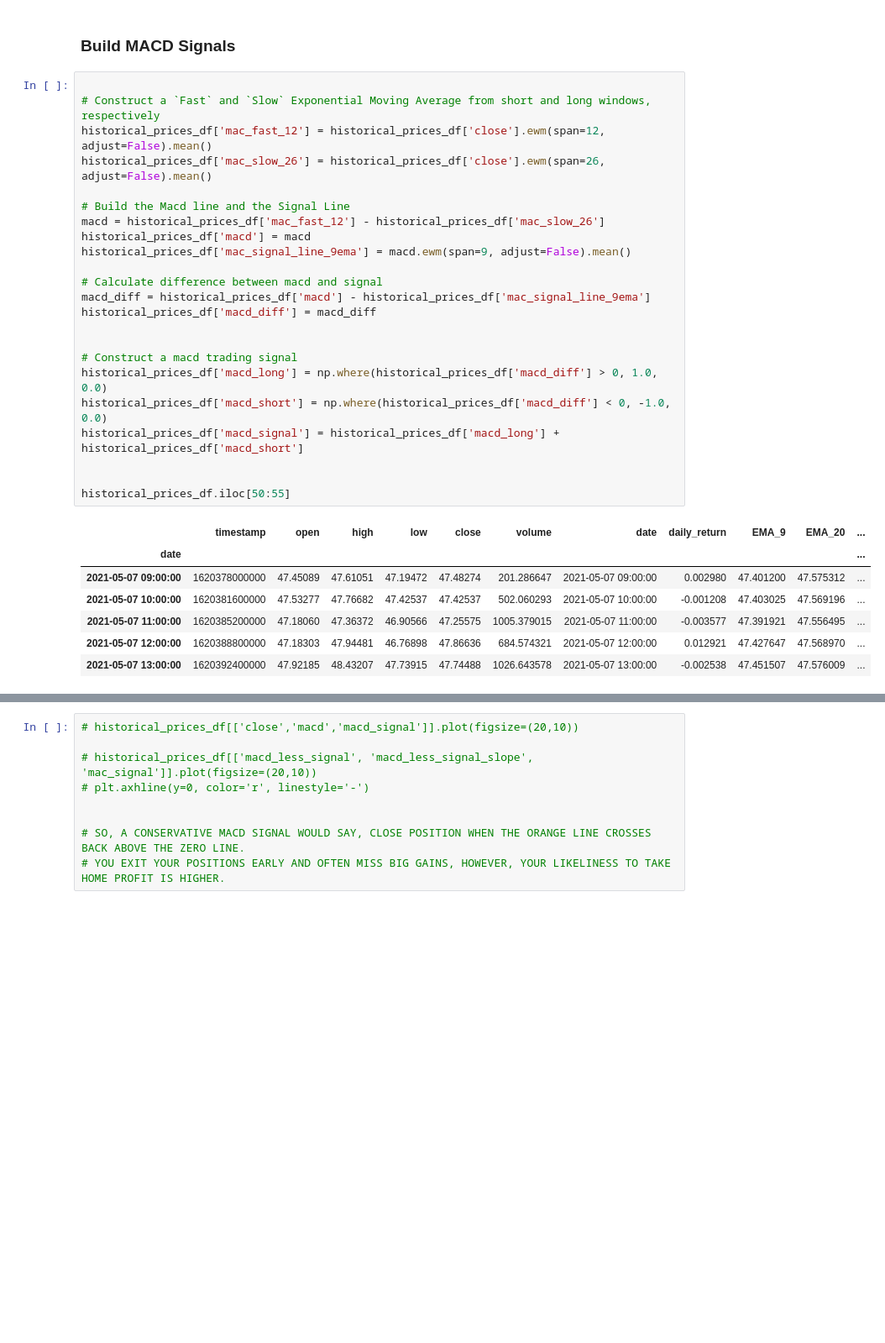
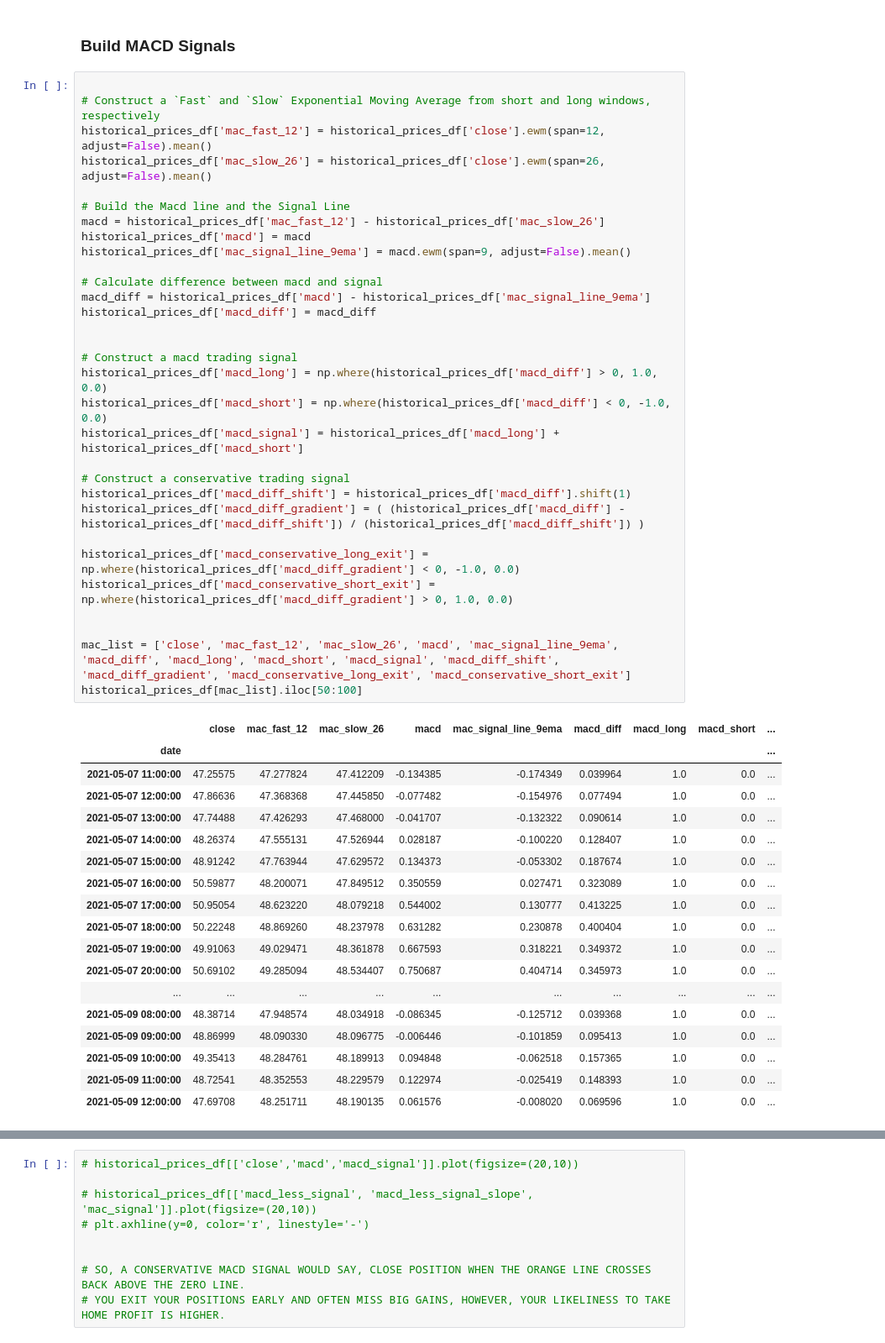
Before and after one commit to Hash3rown/monu-fintech-Project-2, a Jupyter notebook: sandbox/alex_work.ipynb, the cells around one changed output, grey strips where cells are left out. Shown at 84% size. Drawn from its saved outputs; the diff is of its cells as text; blank space fills up the shorter version.

```diff
--- a/sandbox/alex_work.ipynb
+++ b/sandbox/alex_work.ipynb
@@ -273,31 +273,50 @@ historical_prices_df[['close','bollinger_mid_band','bollinger_upper_band','bolli
 # %%
 
 # Construct a `Fast` and `Slow` Exponential Moving Average from short and long windows, respectively
 historical_prices_df['mac_fast_12'] = historical_prices_df['close'].ewm(span=12, adjust=False).mean()
 historical_prices_df['mac_slow_26'] = historical_prices_df['close'].ewm(span=26, adjust=False).mean()
 
 # Build the Macd line and the Signal Line
 macd = historical_prices_df['mac_fast_12'] - historical_prices_df['mac_slow_26']
 historical_prices_df['macd'] = macd
 historical_prices_df['mac_signal_line_9ema'] = macd.ewm(span=9, adjust=False).mean()
 
 # Calculate difference between macd and signal
 macd_diff = historical_prices_df['macd'] - historical_prices_df['mac_signal_line_9ema']
 historical_prices_df['macd_diff'] = macd_diff
 
 
 # Construct a macd trading signal
 historical_prices_df['macd_long'] = np.where(historical_prices_df['macd_diff'] > 0, 1.0, 0.0)
 historical_prices_df['macd_short'] = np.where(historical_prices_df['macd_diff'] < 0, -1.0, 0.0)
 historical_prices_df['macd_signal'] = historical_prices_df['macd_long'] + historical_prices_df['macd_short']
 
+# Construct a conservative trading signal
+historical_prices_df['macd_diff_shift'] = historical_prices_df['macd_diff'].shift(1)
+historical_prices_df['macd_diff_gradient'] = ( (historical_prices_df['macd_diff'] - historical_prices_df['macd_diff_shift']) / (historical_prices_df['macd_diff_shift']) )
 
-historical_prices_df.iloc[50:55]
+historical_prices_df['macd_conservative_long_exit'] = np.where(historical_prices_df['macd_diff_gradient'] < 0, -1.0, 0.0)
+historical_prices_df['macd_conservative_short_exit'] = np.where(historical_prices_df['macd_diff_gradient'] > 0, 1.0, 0.0)
+
+
+mac_list = ['close', 'mac_fast_12', 'mac_slow_26', 'macd', 'mac_signal_line_9ema', 'macd_diff', 'macd_long', 'macd_short', 'macd_signal', 'macd_diff_shift', 'macd_diff_gradient', 'macd_conservative_long_exit', 'macd_conservative_short_exit']
+historical_prices_df[mac_list].iloc[50:100]
 # %% [output]
-|  | timestamp | open | high | low | close | volume | date | daily_return | EMA_9 | EMA_20 | ... |
-| date |  |  |  |  |  |  |  |  |  |  | ... |
-| 2021-05-07 09:00:00 | 1620378000000 | 47.45089 | 47.61051 | 47.19472 | 47.48274 | 201.286647 | 2021-05-07 09:00:00 | 0.002980 | 47.401200 | 47.575312 | ... |
-| 2021-05-07 10:00:00 | 1620381600000 | 47.53277 | 47.76682 | 47.42537 | 47.42537 | 502.060293 | 2021-05-07 10:00:00 | -0.001208 | 47.403025 | 47.569196 | ... |
-| 2021-05-07 11:00:00 | 1620385200000 | 47.18060 | 47.36372 | 46.90566 | 47.25575 | 1005.379015 | 2021-05-07 11:00:00 | -0.003577 | 47.391921 | 47.556495 | ... |
-| 2021-05-07 12:00:00 | 1620388800000 | 47.18303 | 47.94481 | 46.76898 | 47.86636 | 684.574321 | 2021-05-07 12:00:00 | 0.012921 | 47.427647 | 47.568970 | ... |
-| 2021-05-07 13:00:00 | 1620392400000 | 47.92185 | 48.43207 | 47.73915 | 47.74488 | 1026.643578 | 2021-05-07 13:00:00 | -0.002538 | 47.451507 | 47.576009 | ... |
+|  | close | mac_fast_12 | mac_slow_26 | macd | mac_signal_line_9ema | macd_diff | macd_long | macd_short | ... |
+| date |  |  |  |  |  |  |  |  | ... |
+| 2021-05-07 11:00:00 | 47.25575 | 47.277824 | 47.412209 | -0.134385 | -0.174349 | 0.039964 | 1.0 | 0.0 | ... |
+| 2021-05-07 12:00:00 | 47.86636 | 47.368368 | 47.445850 | -0.077482 | -0.154976 | 0.077494 | 1.0 | 0.0 | ... |
+| 2021-05-07 13:00:00 | 47.74488 | 47.426293 | 47.468000 | -0.041707 | -0.132322 | 0.090614 | 1.0 | 0.0 | ... |
+| 2021-05-07 14:00:00 | 48.26374 | 47.555131 | 47.526944 | 0.028187 | -0.100220 | 0.128407 | 1.0 | 0.0 | ... |
+| 2021-05-07 15:00:00 | 48.91242 | 47.763944 | 47.629572 | 0.134373 | -0.053302 | 0.187674 | 1.0 | 0.0 | ... |
+| 2021-05-07 16:00:00 | 50.59877 | 48.200071 | 47.849512 | 0.350559 | 0.027471 | 0.323089 | 1.0 | 0.0 | ... |
+| 2021-05-07 17:00:00 | 50.95054 | 48.623220 | 48.079218 | 0.544002 | 0.130777 | 0.413225 | 1.0 | 0.0 | ... |
+| 2021-05-07 18:00:00 | 50.22248 | 48.869260 | 48.237978 | 0.631282 | 0.230878 | 0.400404 | 1.0 | 0.0 | ... |
+| 2021-05-07 19:00:00 | 49.91063 | 49.029471 | 48.361878 | 0.667593 | 0.318221 | 0.349372 | 1.0 | 0.0 | ... |
+| 2021-05-07 20:00:00 | 50.69102 | 49.285094 | 48.534407 | 0.750687 | 0.404714 | 0.345973 | 1.0 | 0.0 | ... |
+| ... | ... | ... | ... | ... | ... | ... | ... | ... | ... |
+| 2021-05-09 08:00:00 | 48.38714 | 47.948574 | 48.034918 | -0.086345 | -0.125712 | 0.039368 | 1.0 | 0.0 | ... |
+| 2021-05-09 09:00:00 | 48.86999 | 48.090330 | 48.096775 | -0.006446 | -0.101859 | 0.095413 | 1.0 | 0.0 | ... |
+| 2021-05-09 10:00:00 | 49.35413 | 48.284761 | 48.189913 | 0.094848 | -0.062518 | 0.157365 | 1.0 | 0.0 | ... |
+| 2021-05-09 11:00:00 | 48.72541 | 48.352553 | 48.229579 | 0.122974 | -0.025419 | 0.148393 | 1.0 | 0.0 | ... |
+| 2021-05-09 12:00:00 | 47.69708 | 48.251711 | 48.190135 | 0.061576 | -0.008020 | 0.069596 | 1.0 | 0.0 | ... |
```
Also changed, not shown: parts of 31 cells of this notebook.
